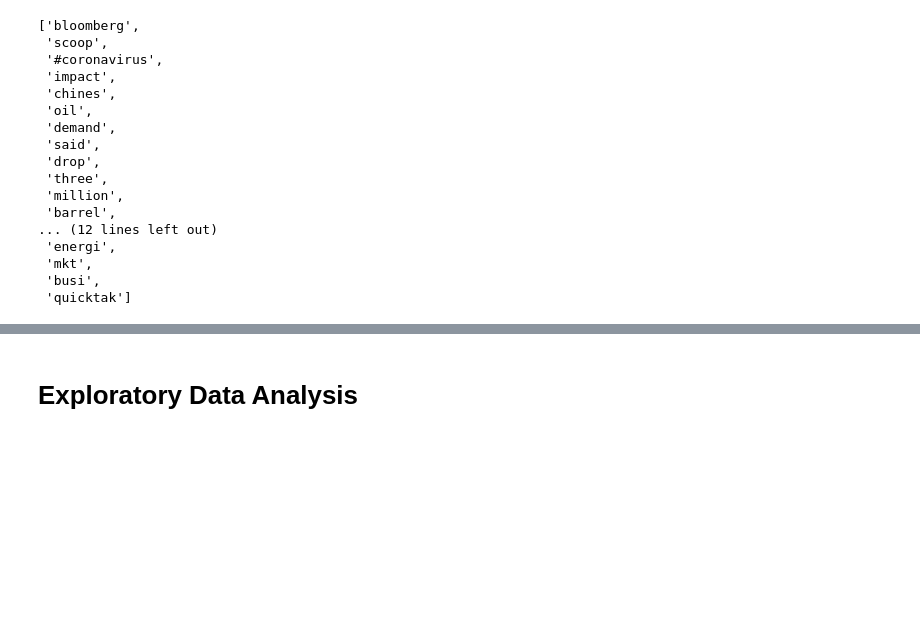
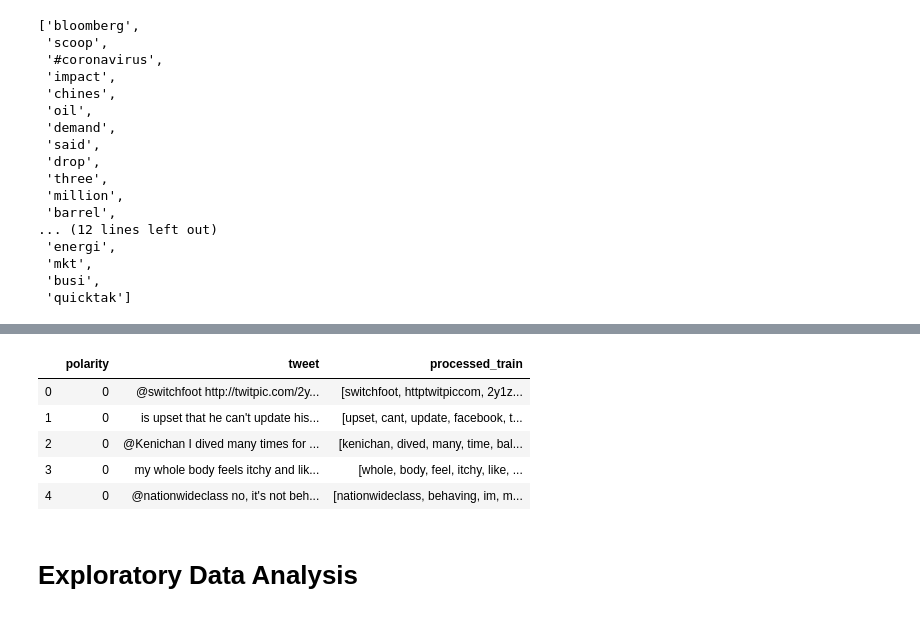
Before and after one commit to akelly66/COVID-Tweet-Sentiment, a Jupyter notebook: text-processing/COVID-tweet-NLP.ipynb, the cells around one changed output, grey strips where cells are left out. Drawn from its saved outputs; the diff is of its cells as text; code cells hidden in the pictures; blank space fills up the shorter version.

```diff
--- a/text-processing/COVID-tweet-NLP.ipynb
+++ b/text-processing/COVID-tweet-NLP.ipynb
@@ -365,0 +375,3 @@ pd.read_csv('')
+# %%
+training_set = training_set.loc[:,["polarity","tweet"]]
+training_set.head()
@@ -366,3 +385,17 @@ pd.read_csv('')
+# %%
+#Preprocessing training tweets
+training_set['processed_train'] = training_set['tweet'].apply(process_tweet)
+
+# Resetting index
+training_set = training_set.reset_index().drop('index',axis=1)
+training_set.head()
+# %% [output]
+|  | polarity | tweet | processed_train |
+| 0 | 0 | @switchfoot http://twitpic.com/2y... | [switchfoot, httptwitpiccom, 2y1z... |
+| 1 | 0 | is upset that he can't update his... | [upset, cant, update, facebook, t... |
+| 2 | 0 | @Kenichan I dived many times for ... | [kenichan, dived, many, time, bal... |
+| 3 | 0 | my whole body feels itchy and lik... | [whole, body, feel, itchy, like, ... |
+| 4 | 0 | @nationwideclass no, it's not beh... | [nationwideclass, behaving, im, m... |
 # %% [markdown]
 # Exploratory Data Analysis
 # %%
```
Also changed, not shown: parts of 10 cells of this notebook, 5 other files.
